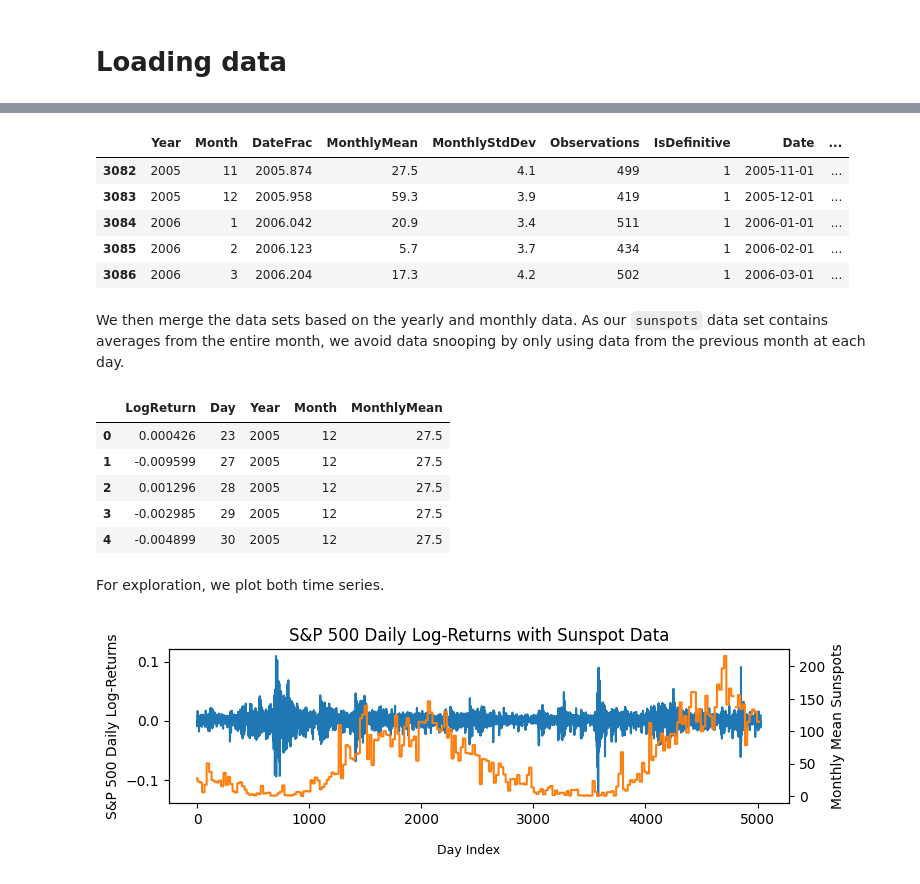
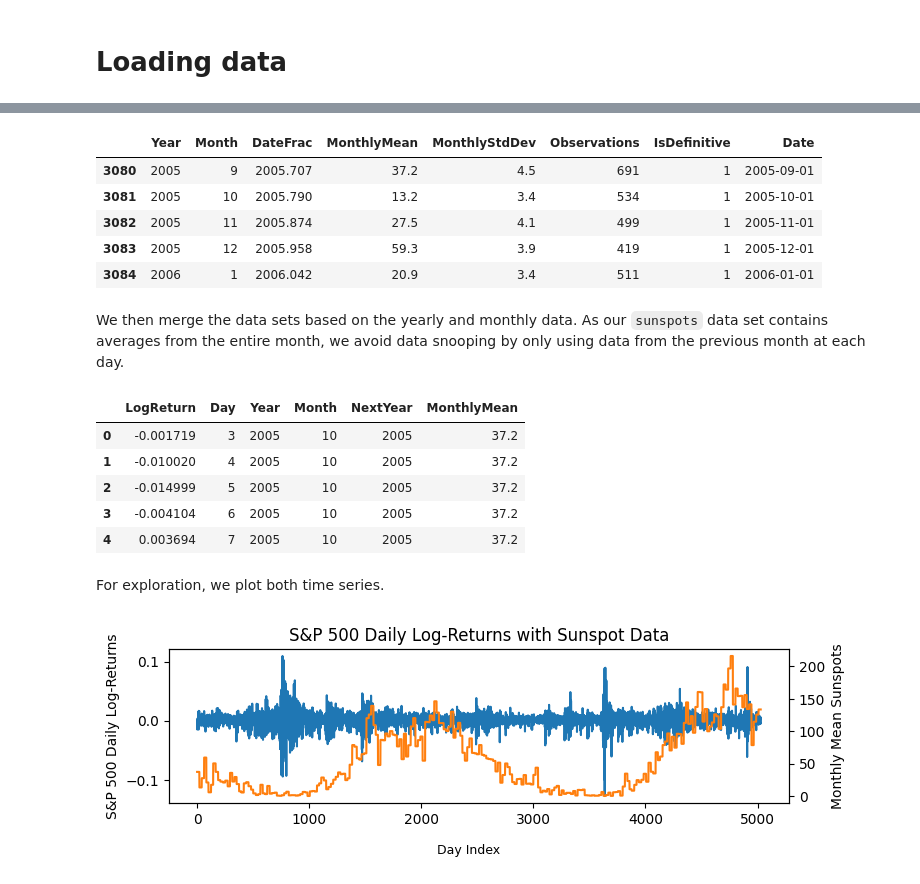
Before and after one commit to tiagodsilva/financial-bayes, a Jupyter notebook: notebooks/sunlight-market.ipynb, the cells around one changed output, grey strips where cells are left out. Drawn from its saved outputs; the diff is of its cells as text; code cells hidden in the pictures.

```diff
--- a/notebooks/sunlight-market.ipynb
+++ b/notebooks/sunlight-market.ipynb
@@ -35,8 +49,11 @@ import numpy as np
 # Loading data
 # %%
 # We will get the daily data from the last 20 years (2005-2025)
+START_DATE = datetime(2005, 9, 30)
+DELTA_YEARS = relativedelta.relativedelta(years=20)
+
 raw_data = yfinance.download(
-    tickers="^GSPC", start="2005-12-22", end="2025-12-22", interval="1d"
+    tickers="^GSPC", start=START_DATE, end=START_DATE + DELTA_YEARS, interval="1d"
 )
 
 # As we are simply analzing the S&P 500 index, we can extract its data from the multi-index dataframe
@@ -111,7 +148,7 @@ sunspots = pd.read_csv(
 
 # We will only need the data after 2005-12
 sunspots = sunspots[
-    (sunspots["Year"] > 2005) | ((sunspots["Year"] == 2005) & (sunspots["Month"] >= 11))
+    (sunspots["Year"] > START_DATE.year) | ((sunspots["Year"] == START_DATE.year) & (sunspots["Month"] >= START_DATE.month))
 ]
 # We create a date column for merging purposes
 sunspots["Date"] = pd.to_datetime(
@@ -120,14 +157,13 @@ sunspots["Date"] = pd.to_datetime(
 # %%
 # Verify whether some months are not covered
 def check_missing_months(sunspots):
-    dates = pd.to_datetime(
-        dict(year=sunspots.Year, month=sunspots.Month, day=1)
-    )
+    dates = pd.to_datetime(dict(year=sunspots.Year, month=sunspots.Month, day=1))
 
     full = pd.date_range(dates.min(), dates.max(), freq="MS")
 
     missing = full.difference(dates)
     return missing
+
 
 missing_months = check_missing_months(sunspots)
 assert len(missing_months) == 0, f"Missing months: {missing_months}"
@@ -136,24 +172,28 @@ assert not sunspots.MonthlyMean.isna().any()
 
 sunspots.head()
 # %% [output]
-|  | Year | Month | DateFrac | MonthlyMean | MonthlyStdDev | Observations | IsDefinitive | Date | ... |
-| 3082 | 2005 | 11 | 2005.874 | 27.5 | 4.1 | 499 | 1 | 2005-11-01 | ... |
-| 3083 | 2005 | 12 | 2005.958 | 59.3 | 3.9 | 419 | 1 | 2005-12-01 | ... |
-| 3084 | 2006 | 1 | 2006.042 | 20.9 | 3.4 | 511 | 1 | 2006-01-01 | ... |
-| 3085 | 2006 | 2 | 2006.123 | 5.7 | 3.7 | 434 | 1 | 2006-02-01 | ... |
-| 3086 | 2006 | 3 | 2006.204 | 17.3 | 4.2 | 502 | 1 | 2006-03-01 | ... |
+|  | Year | Month | DateFrac | MonthlyMean | MonthlyStdDev | Observations | IsDefinitive | Date |
+| 3080 | 2005 | 9 | 2005.707 | 37.2 | 4.5 | 691 | 1 | 2005-09-01 |
+| 3081 | 2005 | 10 | 2005.790 | 13.2 | 3.4 | 534 | 1 | 2005-10-01 |
+| 3082 | 2005 | 11 | 2005.874 | 27.5 | 4.1 | 499 | 1 | 2005-11-01 |
+| 3083 | 2005 | 12 | 2005.958 | 59.3 | 3.9 | 419 | 1 | 2005-12-01 |
+| 3084 | 2006 | 1 | 2006.042 | 20.9 | 3.4 | 511 | 1 | 2006-01-01 |
 # %% [markdown]
 We then merge the data sets based on the yearly and monthly data.
 As our `sunspots` data set contains averages from the entire month, we avoid data snooping by only using data from the previous month at each day.
 # %%
-sunspots["NextMonth"] = sunspots["Month"].shift(-1)
+sunspots["NextMonth"] = sunspots["Month"] + 1
+sunspots["NextMonth"] = sunspots["NextMonth"].replace(13, 1)
+
+sunspots["NextYear"] = (sunspots["Month"] == 12).astype(int) + sunspots["Year"]
+
 # We drop the last row as it will have NaN in NextMonth
 sunspots = sunspots.iloc[:-1, :]
 
 sp500_sunspots = data.merge(
-    sunspots[["Year", "NextMonth", "MonthlyMean"]],
+    sunspots[["NextYear", "NextMonth", "MonthlyMean"]],
     left_on=["Year", "Month"],
-    right_on=["Year", "NextMonth"],
+    right_on=["NextYear", "NextMonth"],
     how="left",
     suffixes=("", "_Sunspots"),
 )
@@ -161,25 +201,29 @@ sp500_sunspots = data.merge(
 # We drop the NextMonth column (which was only used for merging)
 sp500_sunspots = sp500_sunspots.drop(columns=["NextMonth"])
 # %%
+assert not sp500_sunspots["MonthlyMean"].isna().any()
 sp500_sunspots.head()
 # %% [output]
-|  | LogReturn | Day | Year | Month | MonthlyMean |
-| 0 | 0.000426 | 23 | 2005 | 12 | 27.5 |
-| 1 | -0.009599 | 27 | 2005 | 12 | 27.5 |
-| 2 | 0.001296 | 28 | 2005 | 12 | 27.5 |
-| 3 | -0.002985 | 29 | 2005 | 12 | 27.5 |
-| 4 | -0.004899 | 30 | 2005 | 12 | 27.5 |
+|  | LogReturn | Day | Year | Month | NextYear | MonthlyMean |
+| 0 | -0.001719 | 3 | 2005 | 10 | 2005 | 37.2 |
+| 1 | -0.010020 | 4 | 2005 | 10 | 2005 | 37.2 |
+| 2 | -0.014999 | 5 | 2005 | 10 | 2005 | 37.2 |
+| 3 | -0.004104 | 6 | 2005 | 10 | 2005 | 37.2 |
+| 4 | 0.003694 | 7 | 2005 | 10 | 2005 | 37.2 |
 # %% [markdown]
 For exploration, we plot both time series.
 # %%
 fig = plt.figure(figsize=(8, 2))
 ax1 = sp500_sunspots.LogReturn.plot(title="S&P 500 Daily Log-Returns with Sunspot Data")
-ax2 = sp500_sunspots.MonthlyMean.plot(secondary_y=True, label="Monthly Mean Sunspots", )
+ax2 = sp500_sunspots.MonthlyMean.plot(
+    secondary_y=True,
+    label="Monthly Mean Sunspots",
+)
 
 ax1.set_ylabel("S&P 500 Daily Log-Returns")
 ax2.set_ylabel("Monthly Mean Sunspots")
-fig.supxlabel("Day Index", y=-.16, fontsize=9)
+fig.supxlabel("Day Index", y=-0.16, fontsize=9)
 
 plt.show()
 # %% [output]
-[figure, old version]
+[figure, new version]
```
Also changed, not shown: parts of 28 cells of this notebook, 3 other files.
